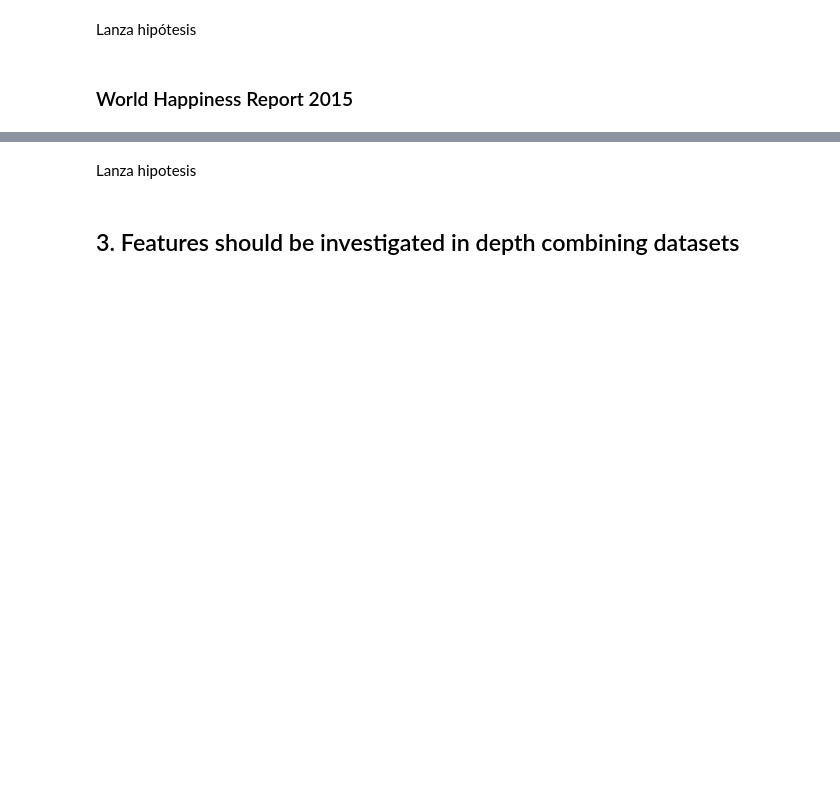
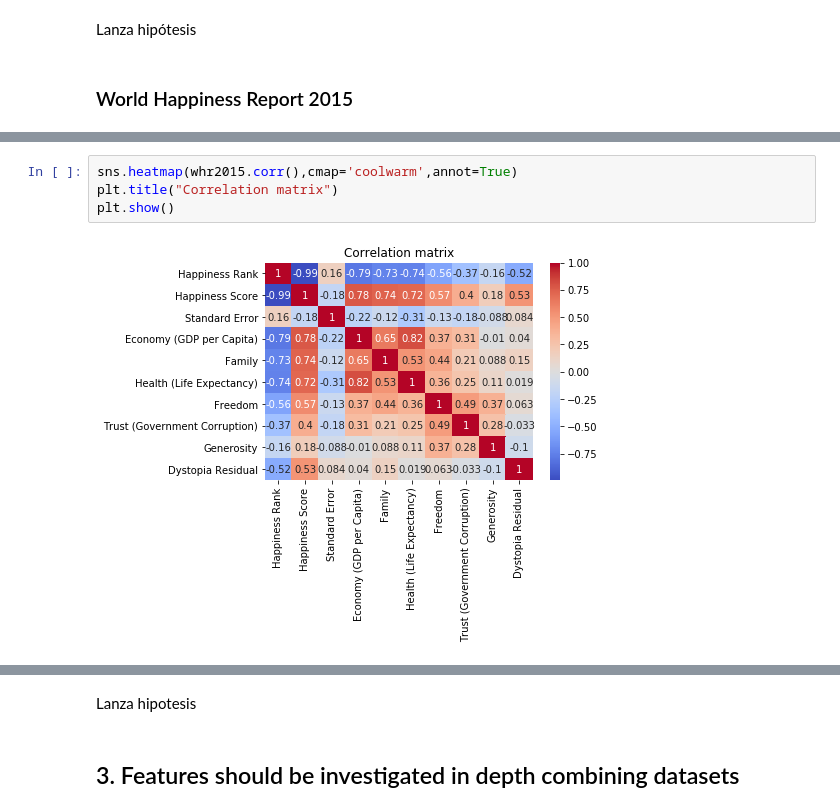
Before and after one commit to ta-datapt-bcn/project-statistical-analysis, a Jupyter notebook: your-code/Does culture affects hapiness perception.ipynb, the cells around one changed output, grey strips where cells are left out. Cells and saved outputs as stored; diff of their text form; blank space fills up the shorter version.

```diff
--- a/your-code/Does culture affects hapiness perception.ipynb
+++ b/your-code/Does culture affects hapiness perception.ipynb
@@ -331,0 +321,6 @@ whr2015.corr().style.background_gradient(cmap="coolwarm")
+# %%
+sns.heatmap(whr2015.corr(),cmap='coolwarm',annot=True)
+plt.title("Correlation matrix")
+plt.show()
+# %% [output]
+[figure, added]
```
Also changed, not shown: parts of 17 cells of this notebook.
